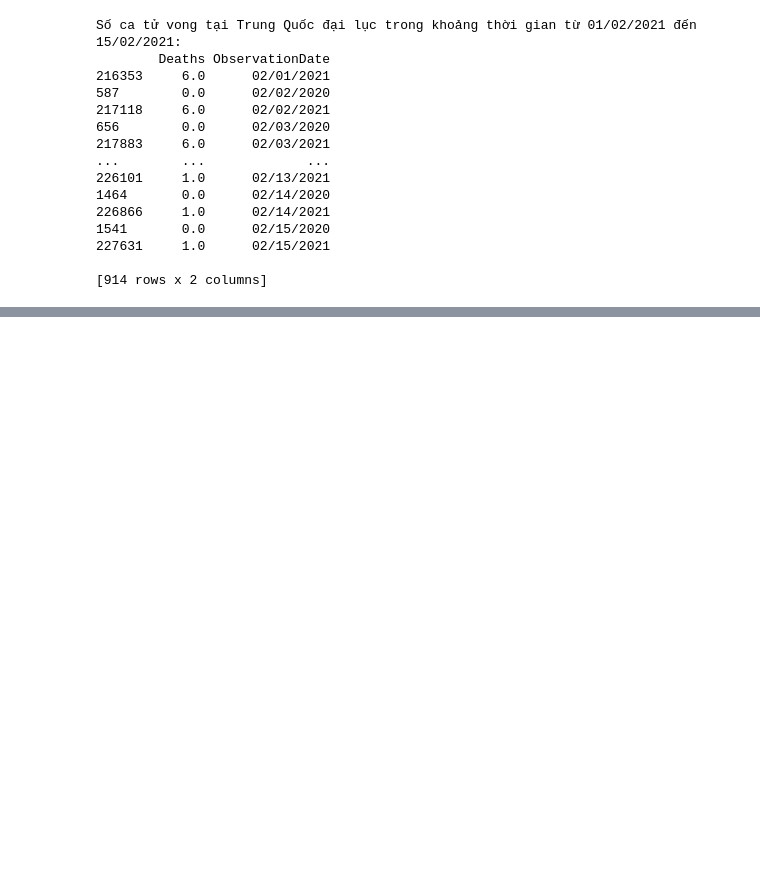
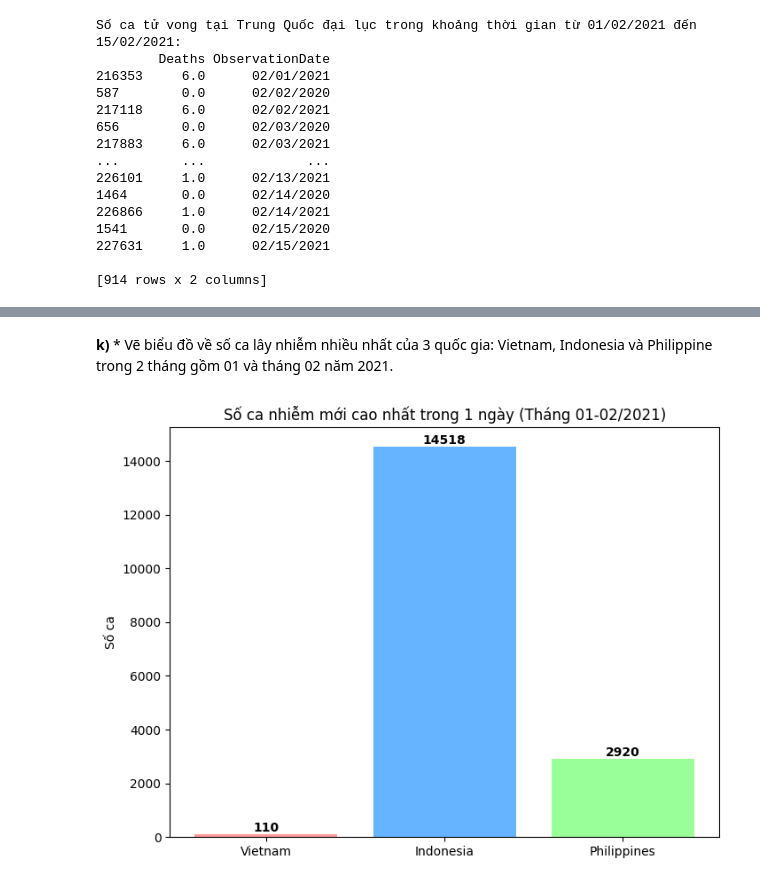
Before and after one commit to HuyyGiaa/DS108_TH, a Jupyter notebook: Lab_1/BTTH_1_DS108.ipynb, the cells around one changed output, grey strips where cells are left out. Cells and saved outputs as stored; diff of their text form; code cells hidden in the pictures; blank space fills up the shorter version.

```diff
--- a/Lab_1/BTTH_1_DS108.ipynb
+++ b/Lab_1/BTTH_1_DS108.ipynb
@@ -477,0 +526,40 @@ Số ca tử vong tại Trung Quốc đại lục trong khoảng thời gian t
+# %% [markdown]
+**k)** * Vẽ biểu đồ về số ca lây nhiễm nhiều nhất của 3 quốc gia: Vietnam, Indonesia và Philippine trong 2 tháng gồm 01 và tháng 02 năm 2021.
+# %%
+#Lọc tháng 1 và 2 năm 2021
+VietNam_jan_feb = VietNam_daily[(VietNam_daily['ObservationDate'] >= '2021-01-01') & (VietNam_daily['ObservationDate'] <= '2021-02-28')]
+max_vn = VietNam_jan_feb['NewCases'].max()
+
+#Xử lý cho Indonesia và Philippines từ bảng dữ liệu gốc
+#Đảm bảo df gốc đã chuẩn hóa ngày tháng
+data['ObservationDate'] = pd.to_datetime(data['ObservationDate'])
+
+# Lọc 2 quốc gia và khoảng thời gian
+mask_country = data['Country/Region'].isin(['Indonesia', 'Philippines'])
+mask_date = (data['ObservationDate'] >= '2021-01-01') & (data['ObservationDate'] <= '2021-02-28')
+Indo_Phil_df = data[mask_country & mask_date].copy()
+
+# Tính ca nhiễm mới mỗi ngày cho 2 nước này
+daily_indo_phil = Indo_Phil_df.groupby(['Country/Region', 'ObservationDate'])['Confirmed'].max().reset_index()
+daily_indo_phil['NewCases'] = daily_indo_phil.groupby('Country/Region')['Confirmed'].diff().fillna(0)
+
+# Tìm mức cao nhất
+max_others = daily_indo_phil.groupby('Country/Region')['NewCases'].max()
+
+#Gộp dữ liệu 3 nước và vẽ biểu đồ
+countries = ['Vietnam', 'Indonesia', 'Philippines']
+peak_cases = [max_vn, max_others['Indonesia'], max_others['Philippines']]
+
+plt.figure(figsize=(8, 6))
+bars = plt.bar(countries, peak_cases, color=['#ff9999', '#66b3ff', '#99ff99'])
+
+# Ghi chú giá trị lên đỉnh các cột
+for bar in bars:
+    yval = bar.get_height()
+    plt.text(bar.get_x() + bar.get_width()/2, yval, f'{int(yval)}', ha='center', va='bottom', fontweight='bold')
+
+plt.title('Số ca nhiễm mới cao nhất trong 1 ngày (Tháng 01-02/2021)')
+plt.ylabel('Số ca')
+plt.show()
+# %% [output]
+[figure, added]
```
Also changed, not shown: parts of 5 cells of this notebook.
